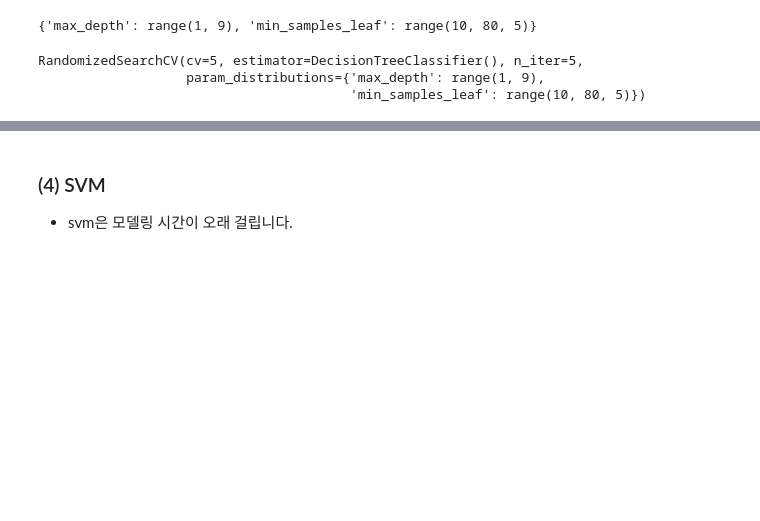
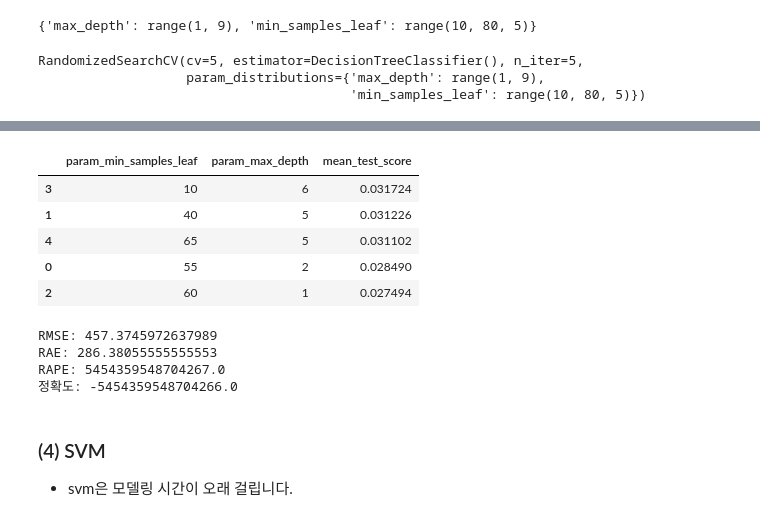
Before and after one commit to eedock92/aivle2_machine_learning, a Jupyter notebook: [추가1]복습문제_따릉이.ipynb, the cells around one changed output, grey strips where cells are left out. Drawn from its saved outputs; the diff is of its cells as text; code cells hidden in the pictures; blank space fills up the shorter version.

```diff
--- a/[추가1]복습문제_따릉이.ipynb
+++ b/[추가1]복습문제_따릉이.ipynb
@@ -336,5 +454,27 @@ dt_model_rs.best_score_
+# %%
+dt_df = pd.DataFrame(dt_model_rs.cv_results_)
+# %%
+dt_df = dt_df.loc[:,['param_min_samples_leaf','param_max_depth','mean_test_score']]
+dt_df.sort_values(by='mean_test_score',ascending=False)
+# %% [output]
+|  | param_min_samples_leaf | param_max_depth | mean_test_score |
+| 3 | 10 | 6 | 0.031724 |
+| 1 | 40 | 5 | 0.031226 |
+| 4 | 65 | 5 | 0.031102 |
+| 0 | 55 | 2 | 0.028490 |
+| 2 | 60 | 1 | 0.027494 |
 # %%
 dt_pred = dt_model_rs.predict(x_val)
+# %%
+print('RMSE:',mean_squared_error(y_val,dt_pred,squared=False))
+print('RAE:',mean_absolute_error(y_val,dt_pred))
+print('RAPE:',mean_absolute_percentage_error(y_val,dt_pred))
+print('정확도:',1-mean_absolute_percentage_error(y_val,dt_pred))
+# %% [output]
+RMSE: 457.3745972637989
+RAE: 286.38055555555553
+RAPE: 5454359548704267.0
+정확도: -5454359548704266.0
 # %% [markdown]
 ### (4) SVM
 * svm은 모델링 시간이 오래 걸립니다.
```
Also changed, not shown: parts of 43 cells of this notebook, 2 other files.
